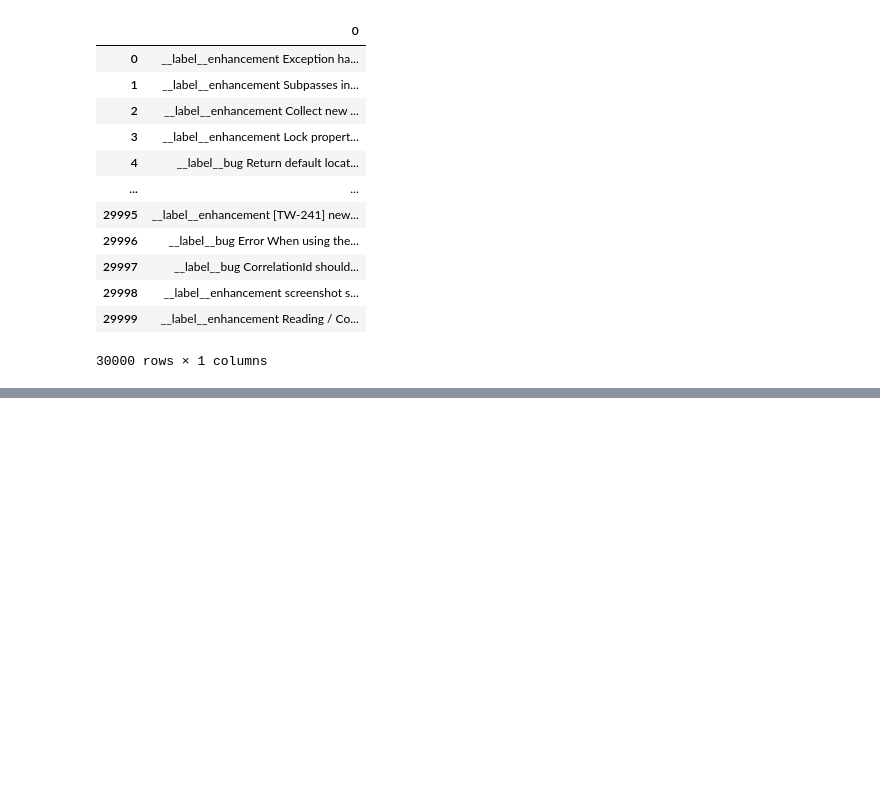
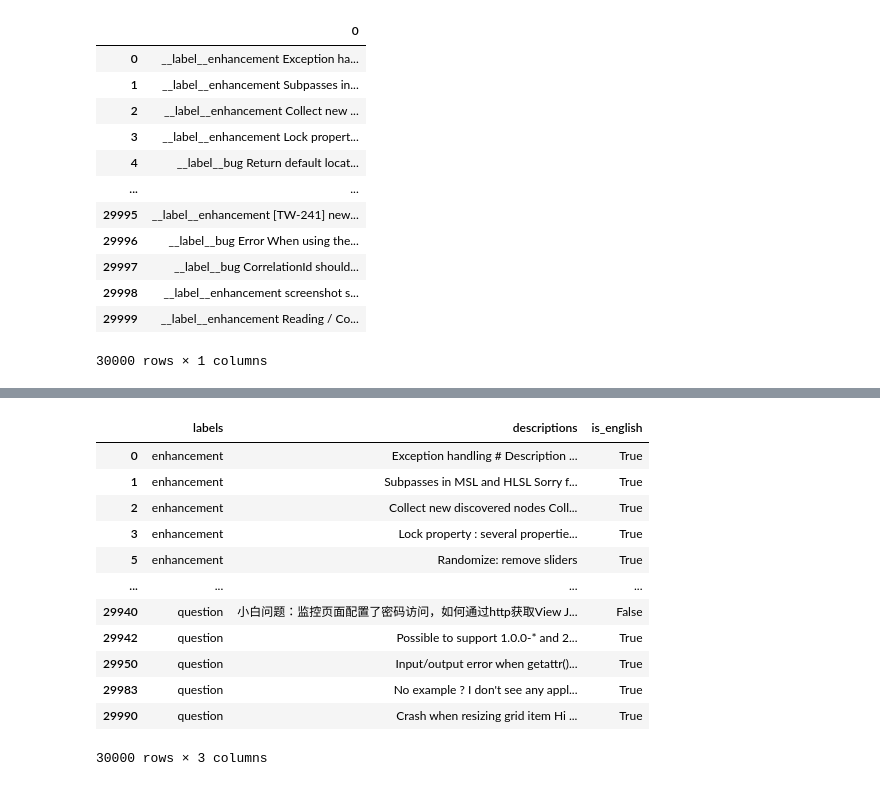
Before and after one commit to IvanLauLinTiong/IntelliLabel, a Jupyter notebook: prepare_dataset.ipynb, the cells around one changed output, grey strips where cells are left out. Cells and saved outputs as stored; diff of their text form; code cells hidden in the pictures; blank space fills up the shorter version.

```diff
--- a/prepare_dataset.ipynb
+++ b/prepare_dataset.ipynb
@@ -38,0 +88,13 @@ df
+# %%
+# remove the prefix '__label__' string from column labels
+enh_df['labels'] = enh_df['labels'].str.replace('__label__', '')
+bug_df['labels'] = bug_df['labels'].str.replace('__label__', '')
+question_df['labels'] = question_df['labels'].str.replace('__label__', '')
+# %%
+# strip away and leading & trailing spaces
+enh_df['descriptions'] = enh_df['descriptions'].str.strip(' ')
+bug_df['descriptions'] = bug_df['descriptions'].str.strip(' ')
+question_df['descriptions'] = question_df['descriptions'].str.strip(' ')
+# %%
+# concatenate each df to single dataframe
+df = pd.concat([enh_df, bug_df, question_df])
@@ -38,0 +117,24 @@ df
+# %%
+# remove any non-english samples
+# reference: https://stackoverflow.com/a/150078/9960491
+reg_obj = re.compile(r'[^\u0000-\u007F]+', re.UNICODE)
+def is_english(desc):
+    return (False if reg_obj.match(desc) else True)
+
+df['is_english'] = df['descriptions'].apply(is_english)
+# %%
+df
+# %% [output]
+|  | labels | descriptions | is_english |
+| 0 | enhancement | Exception handling # Description ... | True |
+| 1 | enhancement | Subpasses in MSL and HLSL Sorry f... | True |
+| 2 | enhancement | Collect new discovered nodes Coll... | True |
+| 3 | enhancement | Lock property : several propertie... | True |
+| 5 | enhancement | Randomize: remove sliders | True |
+| ... | ... | ... | ... |
+| 29940 | question | 小白问题：监控页面配置了密码访问，如何通过http获取View J... | False |
+| 29942 | question | Possible to support 1.0.0-* and 2... | True |
+| 29950 | question | Input/output error when getattr()... | True |
+| 29983 | question | No example ? I don't see any appl... | True |
+| 29990 | question | Crash when resizing grid item Hi ... | True |
+30000 rows × 3 columns
```
Also changed, not shown: parts of 21 cells of this notebook, 4 other files.
